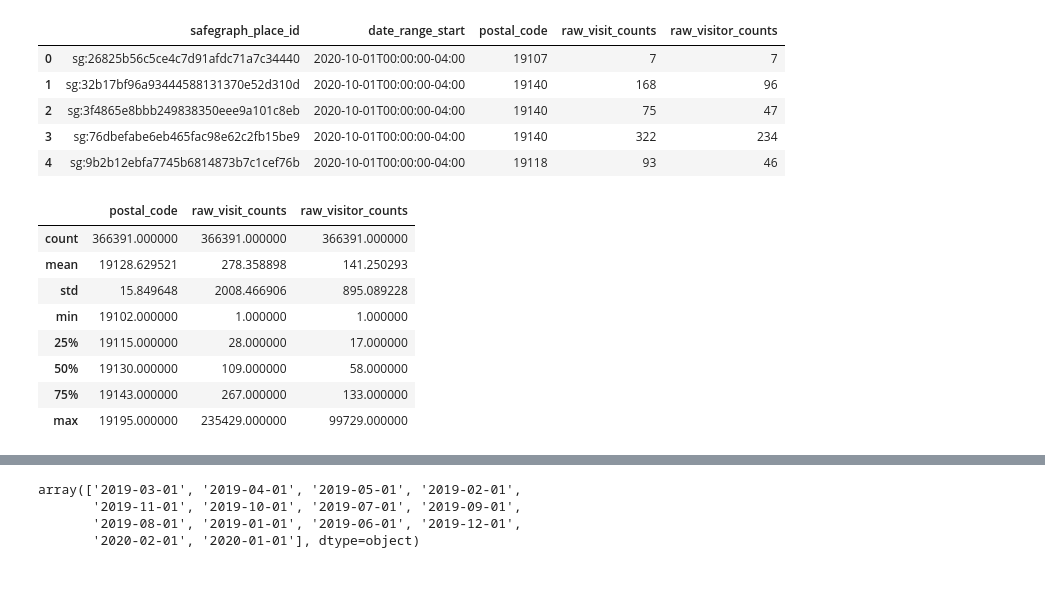
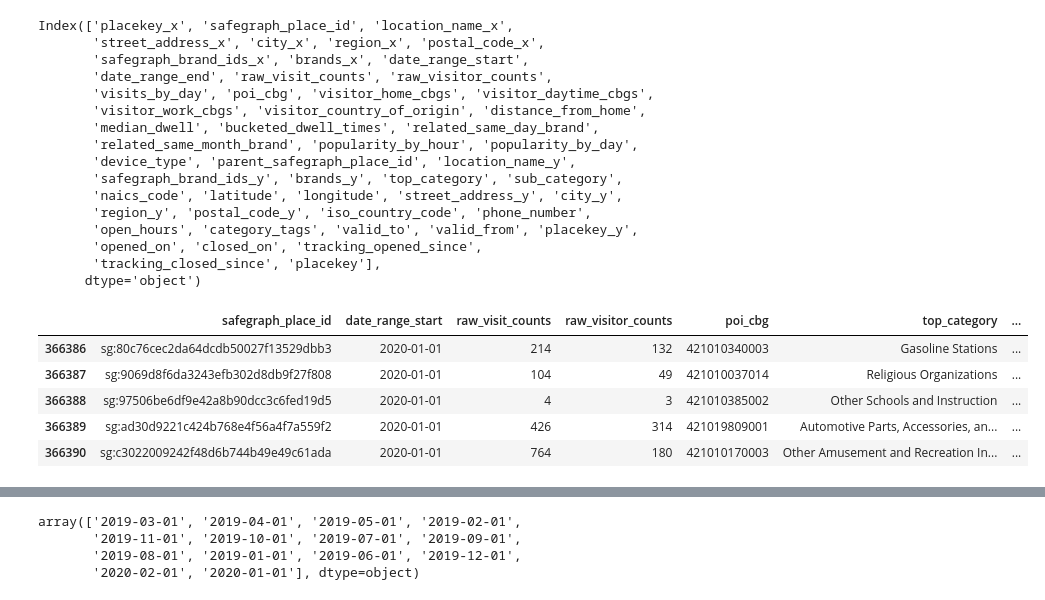
Before and after one commit to hkronenb/HK_DATS_Practicum, a Jupyter notebook: notebooks/Places Clustering First Try.ipynb, the cells around one changed output, grey strips where cells are left out. Drawn from its saved outputs; the diff is of its cells as text; code cells hidden in the pictures.

```diff
--- a/notebooks/Places Clustering First Try.ipynb
+++ b/notebooks/Places Clustering First Try.ipynb
@@ -55,21 +55,43 @@ else:
 # %%
-philly_patterns.head()
+philly_patterns.columns
 # %% [output]
-|  | safegraph_place_id | date_range_start | postal_code | raw_visit_counts | raw_visitor_counts |
-| 0 | sg:26825b56c5ce4c7d91afdc71a7c34440 | 2020-10-01T00:00:00-04:00 | 19107 | 7 | 7 |
-| 1 | sg:32b17bf96a93444588131370e52d310d | 2020-10-01T00:00:00-04:00 | 19140 | 168 | 96 |
-| 2 | sg:3f4865e8bbb249838350eee9a101c8eb | 2020-10-01T00:00:00-04:00 | 19140 | 75 | 47 |
-| 3 | sg:76dbefabe6eb465fac98e62c2fb15be9 | 2020-10-01T00:00:00-04:00 | 19140 | 322 | 234 |
-| 4 | sg:9b2b12ebfa7745b6814873b7c1cef76b | 2020-10-01T00:00:00-04:00 | 19118 | 93 | 46 |
+Index(['placekey_x', 'safegraph_place_id', 'location_name_x',
+       'street_address_x', 'city_x', 'region_x', 'postal_code_x',
+       'safegraph_brand_ids_x', 'brands_x', 'date_range_start',
+       'date_range_end', 'raw_visit_counts', 'raw_visitor_counts',
+       'visits_by_day', 'poi_cbg', 'visitor_home_cbgs', 'visitor_daytime_cbgs',
+       'visitor_work_cbgs', 'visitor_country_of_origin', 'distance_from_home',
+       'median_dwell', 'bucketed_dwell_times', 'related_same_day_brand',
+       'related_same_month_brand', 'popularity_by_hour', 'popularity_by_day',
+       'device_type', 'parent_safegraph_place_id', 'location_name_y',
+       'safegraph_brand_ids_y', 'brands_y', 'top_category', 'sub_category',
+       'naics_code', 'latitude', 'longitude', 'street_address_y', 'city_y',
+       'region_y', 'postal_code_y', 'iso_country_code', 'phone_number',
+       'open_hours', 'category_tags', 'valid_to', 'valid_from', 'placekey_y',
+       'opened_on', 'closed_on', 'tracking_opened_since',
+       'tracking_closed_since', 'placekey'],
+      dtype='object')
+# %%
+philly_patterns= philly_patterns[['safegraph_place_id','date_range_start',
+             'raw_visit_counts', 'raw_visitor_counts', 'poi_cbg','top_category']]
+philly_patterns['poi_cbg'] = philly_patterns['poi_cbg'].astype(int)
+# %%
+census_path = DATA_DIR / 'raw' / 'open-census-data'
+files = [file for file in census_path.glob('**/cbg_b19.csv')]
+census = pd.read_csv(files[0])
+census =  census[['census_block_group','B19013e1']]
+# %%
+philly_patterns = philly_patterns.merge(census, left_on = 'poi_cbg', right_on = 'census_block_group', how = 'left')
+philly_patterns.drop(columns = 'census_block_group', inplace = True)
+# %%
+philly_patterns['income_missing'] = philly_patterns['B19013e1'].isna().astype(int)
+philly_patterns['B19013e1'].fillna(value=philly_patterns['B19013e1'].mean(), inplace=True)
 # %%
-philly_patterns.describe()
+philly_patterns.tail()
 # %% [output]
-|  | postal_code | raw_visit_counts | raw_visitor_counts |
-| count | 366391.000000 | 366391.000000 | 366391.000000 |
-| mean | 19128.629521 | 278.358898 | 141.250293 |
-| std | 15.849648 | 2008.466906 | 895.089228 |
-| min | 19102.000000 | 1.000000 | 1.000000 |
-| 25% | 19115.000000 | 28.000000 | 17.000000 |
-| 50% | 19130.000000 | 109.000000 | 58.000000 |
-| 75% | 19143.000000 | 267.000000 | 133.000000 |
-| max | 19195.000000 | 235429.000000 | 99729.000000 |
+|  | safegraph_place_id | date_range_start | raw_visit_counts | raw_visitor_counts | poi_cbg | top_category | ... |
+| 366386 | sg:80c76cec2da64dcdb50027f13529dbb3 | 2020-01-01 | 214 | 132 | 421010340003 | Gasoline Stations | ... |
+| 366387 | sg:9069d8f6da3243efb302d8db9f27f808 | 2020-01-01 | 104 | 49 | 421010037014 | Religious Organizations | ... |
+| 366388 | sg:97506be6df9e42a8b90dcc3c6fed19d5 | 2020-01-01 | 4 | 3 | 421010385002 | Other Schools and Instruction | ... |
+| 366389 | sg:ad30d9221c424b768e4f56a4f7a559f2 | 2020-01-01 | 426 | 314 | 421019809001 | Automotive Parts, Accessories, an... | ... |
+| 366390 | sg:c3022009242f48d6b744b49e49c61ada | 2020-01-01 | 764 | 180 | 421010170003 | Other Amusement and Recreation In... | ... |
```
Also changed, not shown: parts of 16 cells of this notebook, 2 other files.
